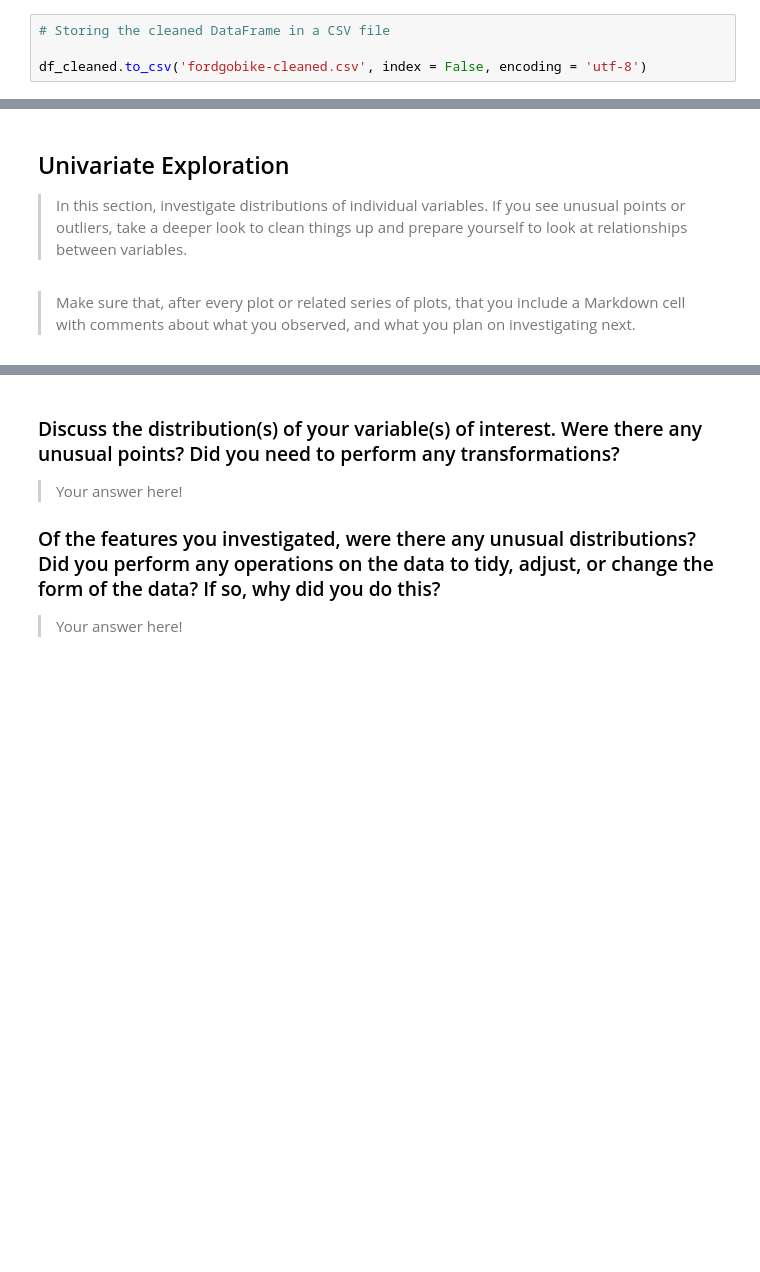
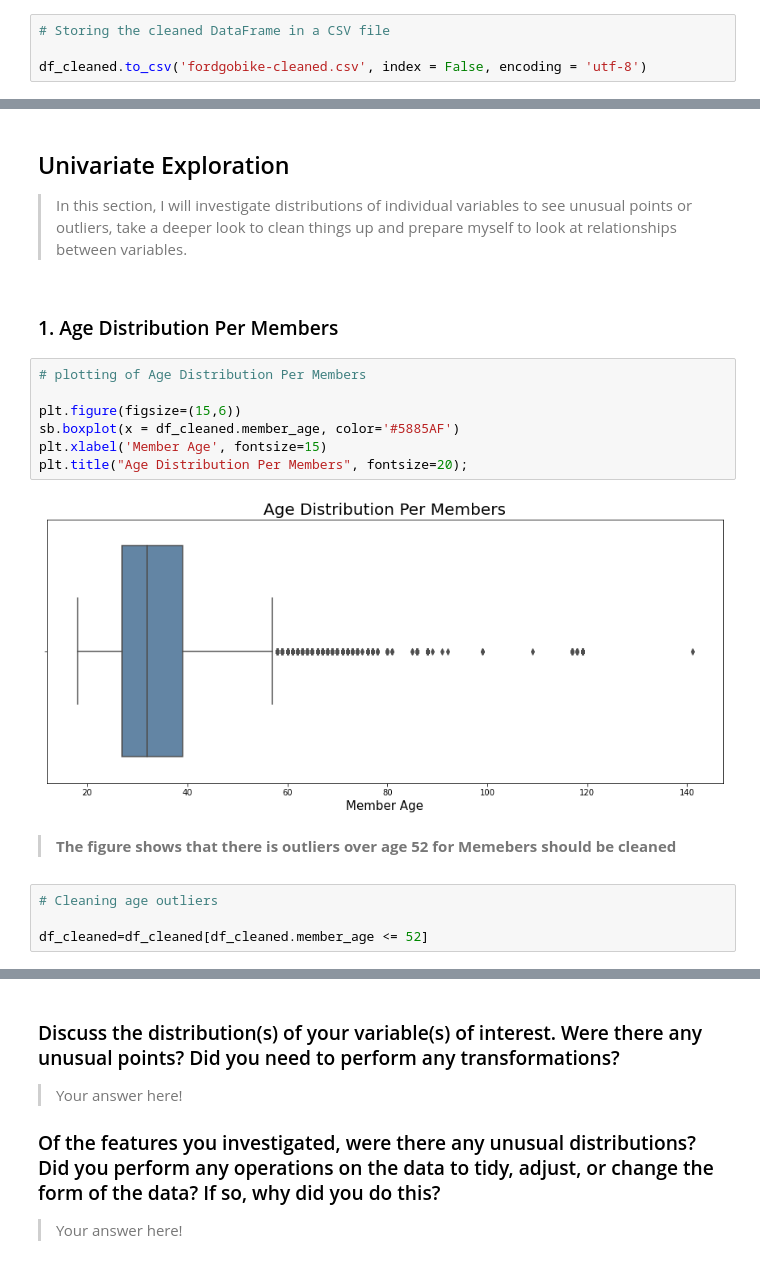
Before and after one commit to KarimEl-Dweky/Communicate-Data-Findings-Ford-Go-Bike, a Jupyter notebook: exploration.ipynb, the cells around one changed output, grey strips where cells are left out. Drawn from its saved outputs; the diff is of its cells as text; blank space fills up the shorter version.

```diff
--- a/exploration.ipynb
+++ b/exploration.ipynb
@@ -435,10 +449,21 @@ df_cleaned.to_csv('fordgobike-cleaned.csv', index = False, encoding = 'utf-8')
 # %% [markdown]
 ## Univariate Exploration
 
-> In this section, investigate distributions of individual variables. If
-you see unusual points or outliers, take a deeper look to clean things up
-and prepare yourself to look at relationships between variables.
+> In this section, I will investigate distributions of individual variables to see unusual points or outliers, take a deeper look to clean things up and prepare myself to look at relationships between variables.
-# %% [markdown]
-> Make sure that, after every plot or related series of plots, that you
-include a Markdown cell with comments about what you observed, and what
-you plan on investigating next.
+# %% [markdown]
+### 1. Age Distribution Per Members
+# %%
+# plotting of Age Distribution Per Members
+
+plt.figure(figsize=(15,6))
+sb.boxplot(x = df_cleaned.member_age, color='#5885AF')
+plt.xlabel('Member Age', fontsize=15)
+plt.title("Age Distribution Per Members", fontsize=20);
+# %% [output]
+[figure, added]
+# %% [markdown]
+> **The figure shows that there is outliers over age 52 for Memebers should be cleaned**
+# %%
+# Cleaning age outliers
+
+df_cleaned=df_cleaned[df_cleaned.member_age <= 52]
```
Also changed, not shown: parts of 18 cells of this notebook, 1 other file.
